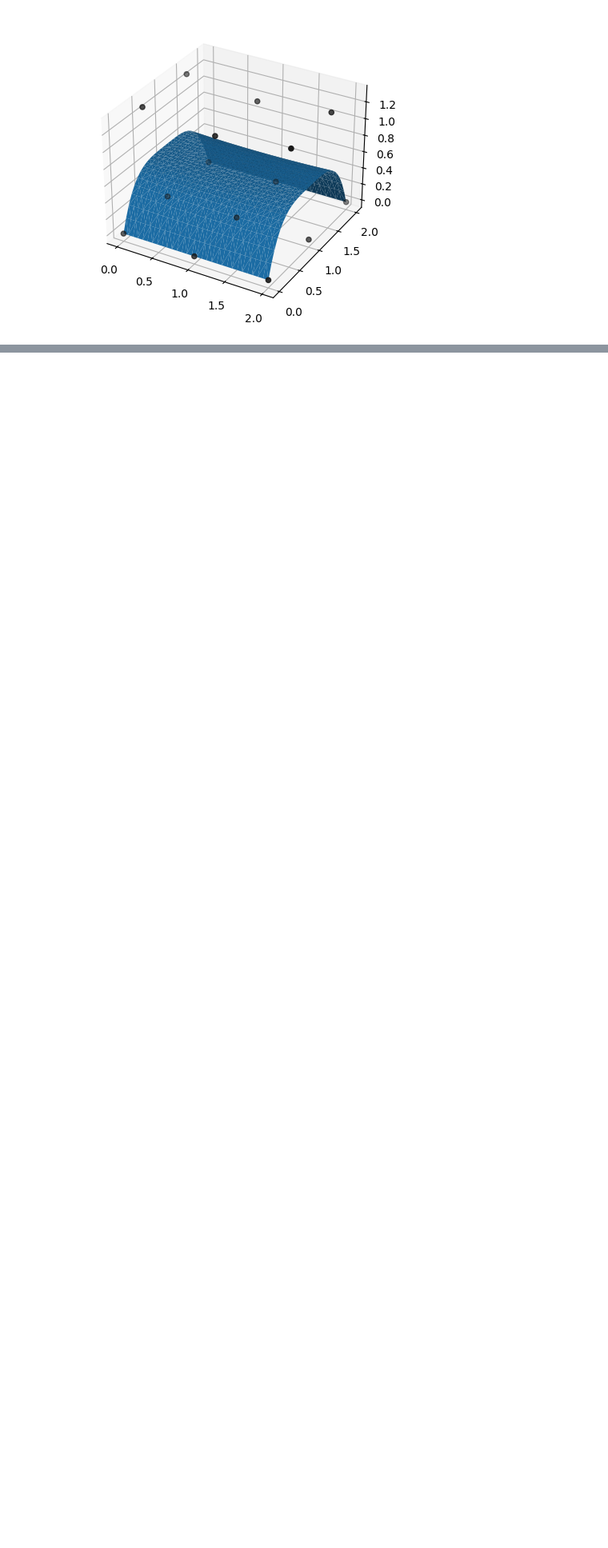
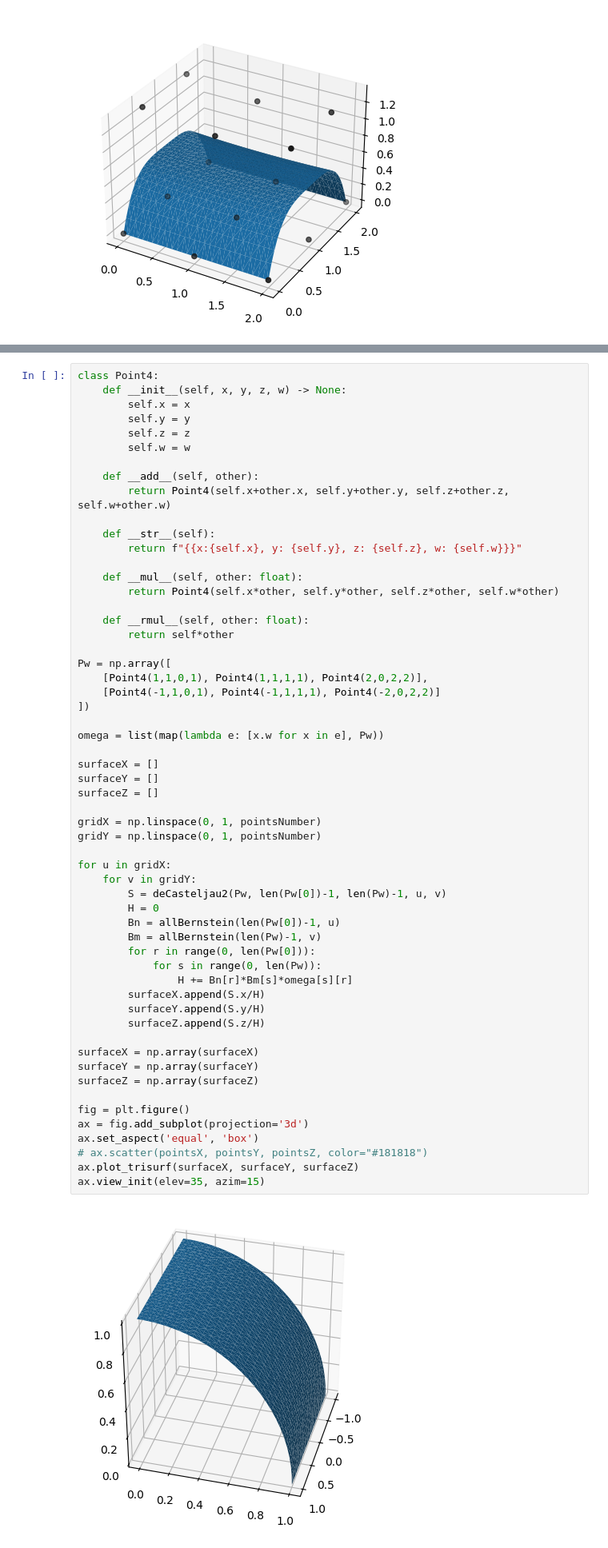
Before and after one commit to psttq/coursework-geometric_modelling, a Jupyter notebook: algorithms_test.ipynb, the cells around one changed output, grey strips where cells are left out. Shown at 80% size. Drawn from its saved outputs; the diff is of its cells as text; blank space fills up the shorter version.

Commit message:
done till rational Bezier Surfaces

```diff
--- a/algorithms_test.ipynb
+++ b/algorithms_test.ipynb
@@ -166,0 +198,59 @@ ax.plot_trisurf(surfaceX, surfaceY, surfaceZ)
+# %%
+class Point4:
+    def __init__(self, x, y, z, w) -> None:
+        self.x = x
+        self.y = y
+        self.z = z
+        self.w = w
+
+    def __add__(self, other):
+        return Point4(self.x+other.x, self.y+other.y, self.z+other.z, self.w+other.w)
+
+    def __str__(self):
+        return f"{{x:{self.x}, y: {self.y}, z: {self.z}, w: {self.w}}}"
+
+    def __mul__(self, other: float):
+        return Point4(self.x*other, self.y*other, self.z*other, self.w*other)
+
+    def __rmul__(self, other: float):
+        return self*other
+
+Pw = np.array([
+    [Point4(1,1,0,1), Point4(1,1,1,1), Point4(2,0,2,2)],
+    [Point4(-1,1,0,1), Point4(-1,1,1,1), Point4(-2,0,2,2)]
+])
+
+omega = list(map(lambda e: [x.w for x in e], Pw))
+
+surfaceX = []
+surfaceY = []
+surfaceZ = []
+
+gridX = np.linspace(0, 1, pointsNumber)
+gridY = np.linspace(0, 1, pointsNumber)
+
+for u in gridX:
+    for v in gridY:
+        S = deCasteljau2(Pw, len(Pw[0])-1, len(Pw)-1, u, v)
+        H = 0
+        Bn = allBernstein(len(Pw[0])-1, u)
+        Bm = allBernstein(len(Pw)-1, v)
+        for r in range(0, len(Pw[0])):
+            for s in range(0, len(Pw)):
+                H += Bn[r]*Bm[s]*omega[s][r]
+        surfaceX.append(S.x/H)
+        surfaceY.append(S.y/H)
+        surfaceZ.append(S.z/H)
+
+surfaceX = np.array(surfaceX)
+surfaceY = np.array(surfaceY)
+surfaceZ = np.array(surfaceZ)
+
+fig = plt.figure()
+ax = fig.add_subplot(projection='3d')
+ax.set_aspect('equal', 'box')
+# ax.scatter(pointsX, pointsY, pointsZ, color="#181818")
+ax.plot_trisurf(surfaceX, surfaceY, surfaceZ)
+ax.view_init(elev=35, azim=15)
+# %% [output]
+[figure, added]
```
Also changed, not shown: parts of 1 cell of this notebook, 6 other files.
